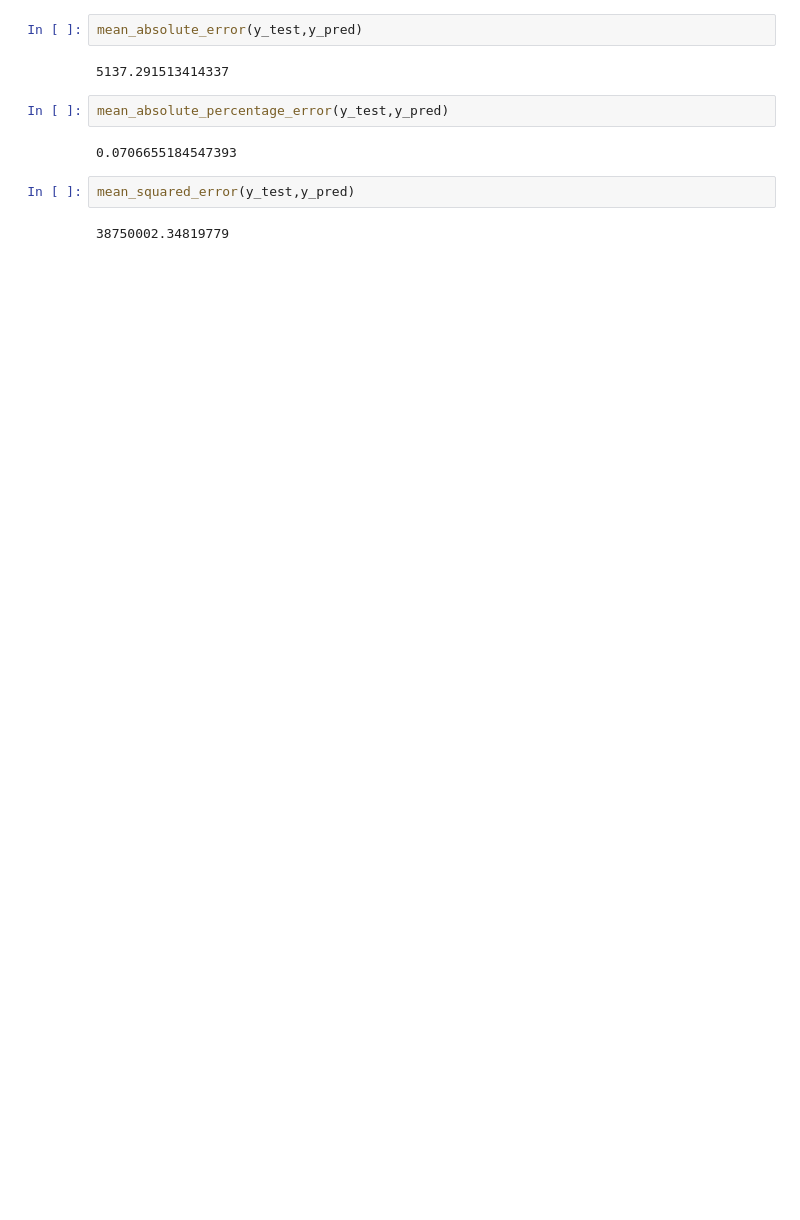
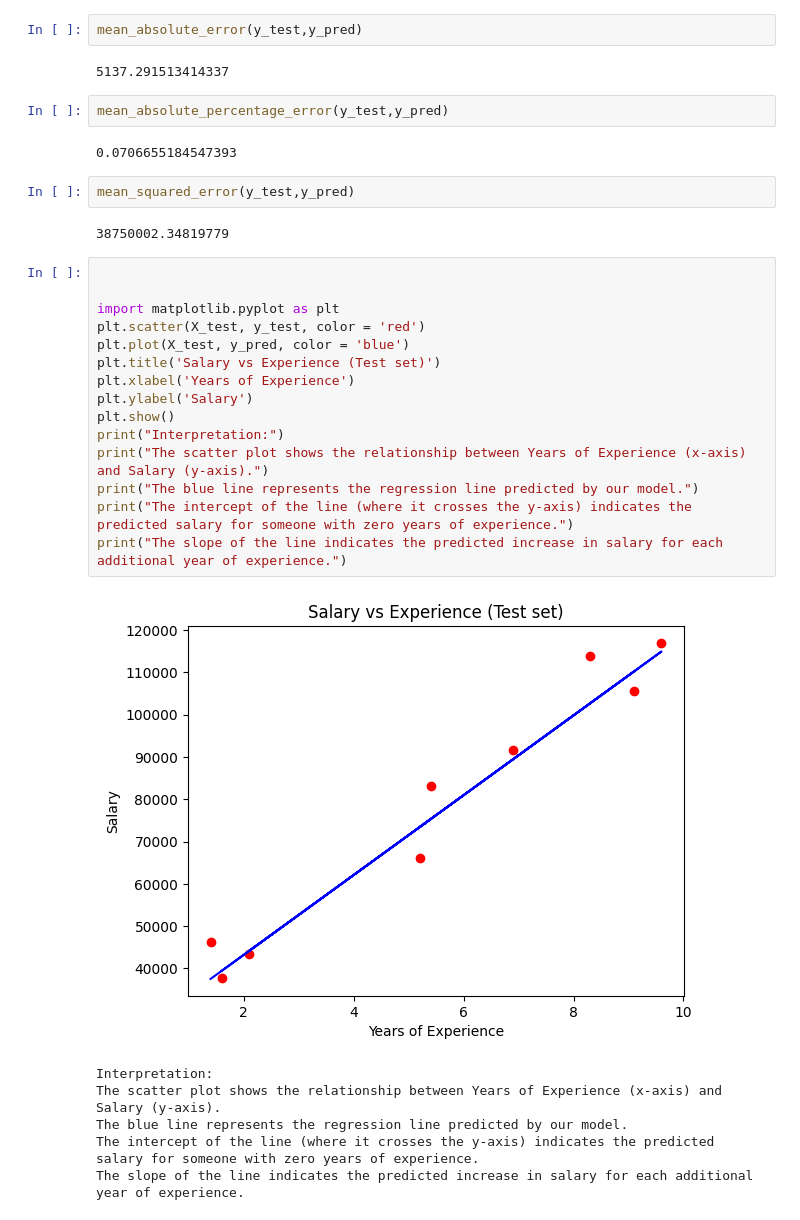
Before and after one commit to AkReposuiii/ML-labs, a Jupyter notebook: simple_linear_regression_lab_3.ipynb, the cells around one changed output. Saved outputs shown, nothing was run; the diff lists cells and outputs as text; blank space fills up the shorter version.

```diff
--- a/simple_linear_regression_lab_3.ipynb
+++ b/simple_linear_regression_lab_3.ipynb
@@ -108,3 +108,25 @@ mean_absolute_percentage_error(y_test,y_pred)
 mean_squared_error(y_test,y_pred)
 # %% [output]
 38750002.34819779
+# %%
+
+
+import matplotlib.pyplot as plt
+plt.scatter(X_test, y_test, color = 'red')
+plt.plot(X_test, y_pred, color = 'blue')
+plt.title('Salary vs Experience (Test set)')
+plt.xlabel('Years of Experience')
+plt.ylabel('Salary')
+plt.show()
+print("Interpretation:")
+print("The scatter plot shows the relationship between Years of Experience (x-axis) and Salary (y-axis).")
+print("The blue line represents the regression line predicted by our model.")
+print("The intercept of the line (where it crosses the y-axis) indicates the predicted salary for someone with zero years of experience.")
+print("The slope of the line indicates the predicted increase in salary for each additional year of experience.")
+# %% [output]
+[figure, added]
+Interpretation:
+The scatter plot shows the relationship between Years of Experience (x-axis) and Salary (y-axis).
+The blue line represents the regression line predicted by our model.
+The intercept of the line (where it crosses the y-axis) indicates the predicted salary for someone with zero years of experience.
+The slope of the line indicates the predicted increase in salary for each additional year of experience.
```
